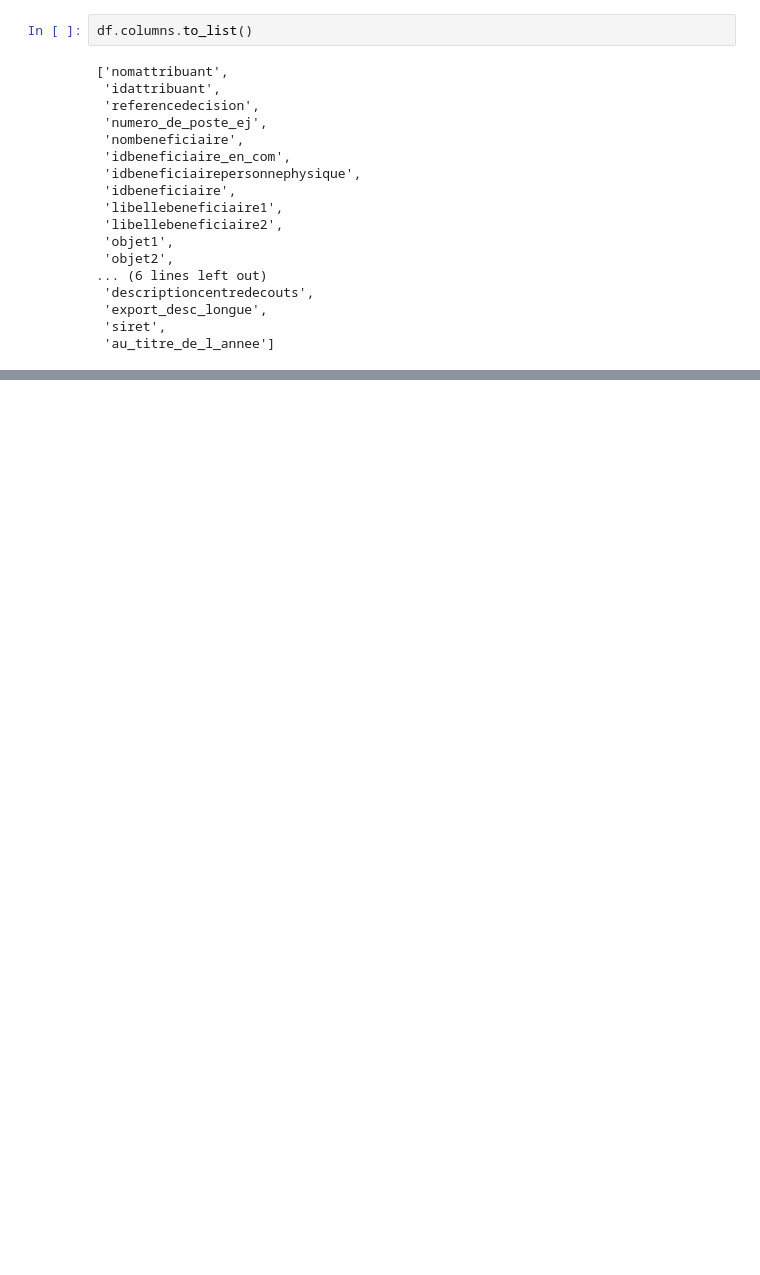
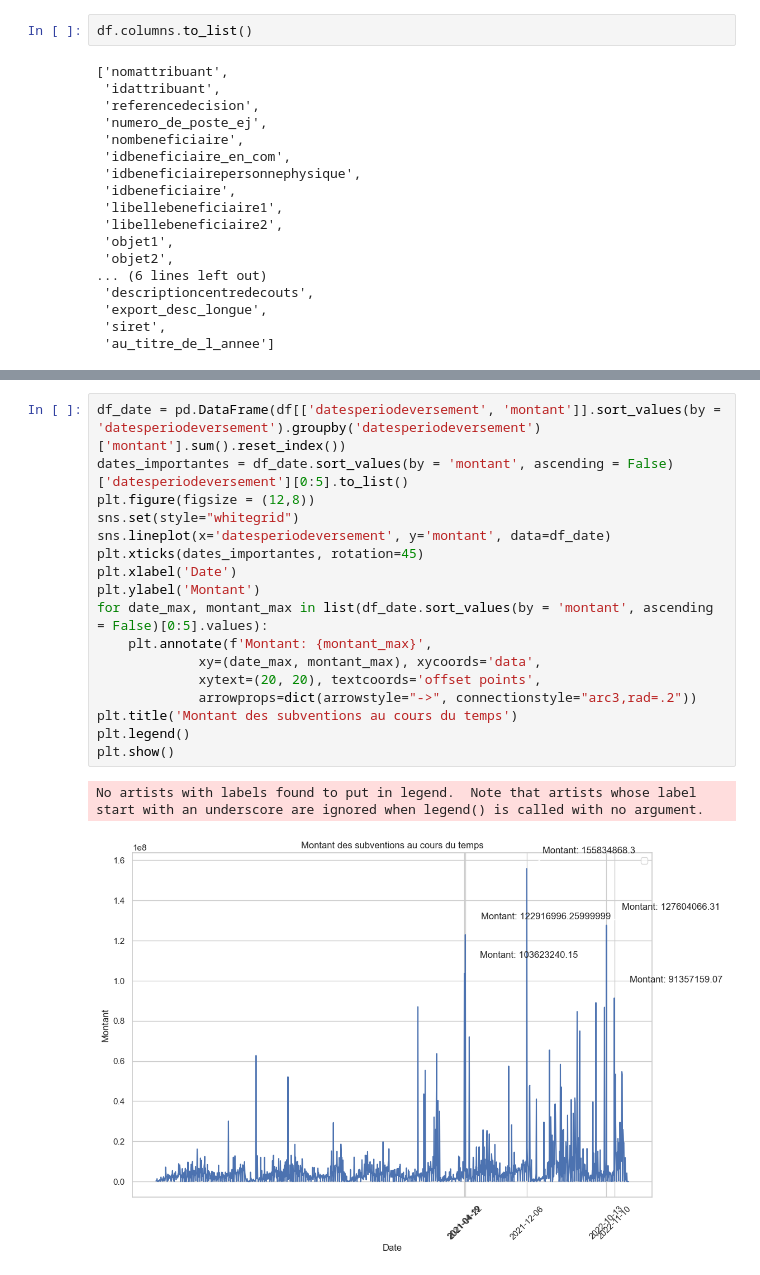
Before and after one commit to AugustinCablant/project_lila, a Jupyter notebook: notebook.ipynb, the cells around one changed output, grey strips where cells are left out. Saved outputs shown, nothing was run; the diff lists cells and outputs as text; blank space fills up the shorter version.

```diff
--- a/notebook.ipynb
+++ b/notebook.ipynb
@@ -42,0 +81,20 @@ array(['#', '84405706700010', '39913025100032', ..., '84166592000010',
+# %%
+df_date = pd.DataFrame(df[['datesperiodeversement', 'montant']].sort_values(by = 'datesperiodeversement').groupby('datesperiodeversement')['montant'].sum().reset_index())
+dates_importantes = df_date.sort_values(by = 'montant', ascending = False)['datesperiodeversement'][0:5].to_list()
+plt.figure(figsize = (12,8))
+sns.set(style="whitegrid")
+sns.lineplot(x='datesperiodeversement', y='montant', data=df_date)
+plt.xticks(dates_importantes, rotation=45)
+plt.xlabel('Date')
+plt.ylabel('Montant')
+for date_max, montant_max in list(df_date.sort_values(by = 'montant', ascending = False)[0:5].values):
+    plt.annotate(f'Montant: {montant_max}',
+             xy=(date_max, montant_max), xycoords='data',
+             xytext=(20, 20), textcoords='offset points',
+             arrowprops=dict(arrowstyle="->", connectionstyle="arc3,rad=.2"))
+plt.title('Montant des subventions au cours du temps')
+plt.legend()
+plt.show()
+# %% [output]
+No artists with labels found to put in legend.  Note that artists whose label start with an underscore are ignored when legend() is called with no argument.
+[figure, added]
```
Also changed, not shown: parts of 9 cells of this notebook.
